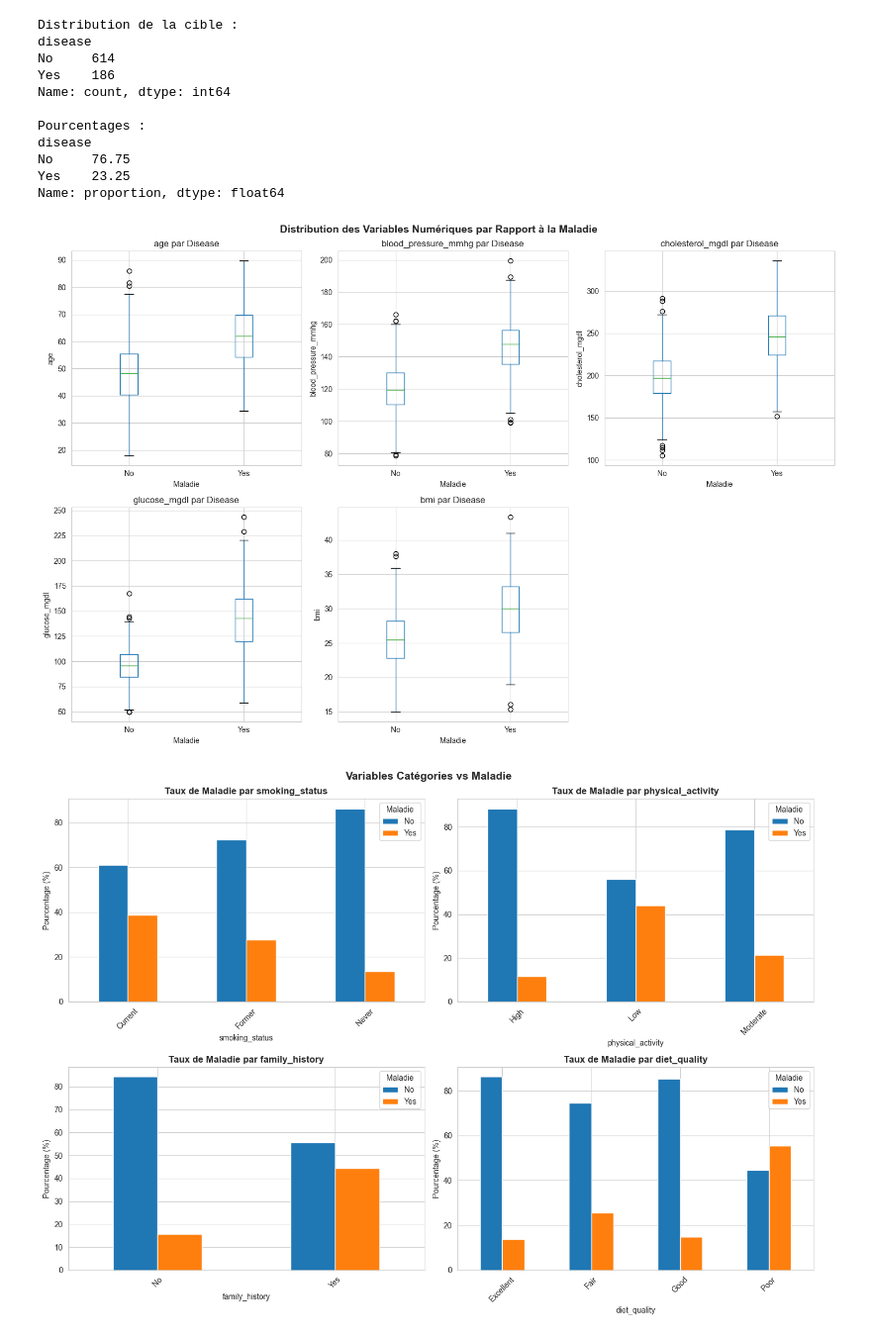
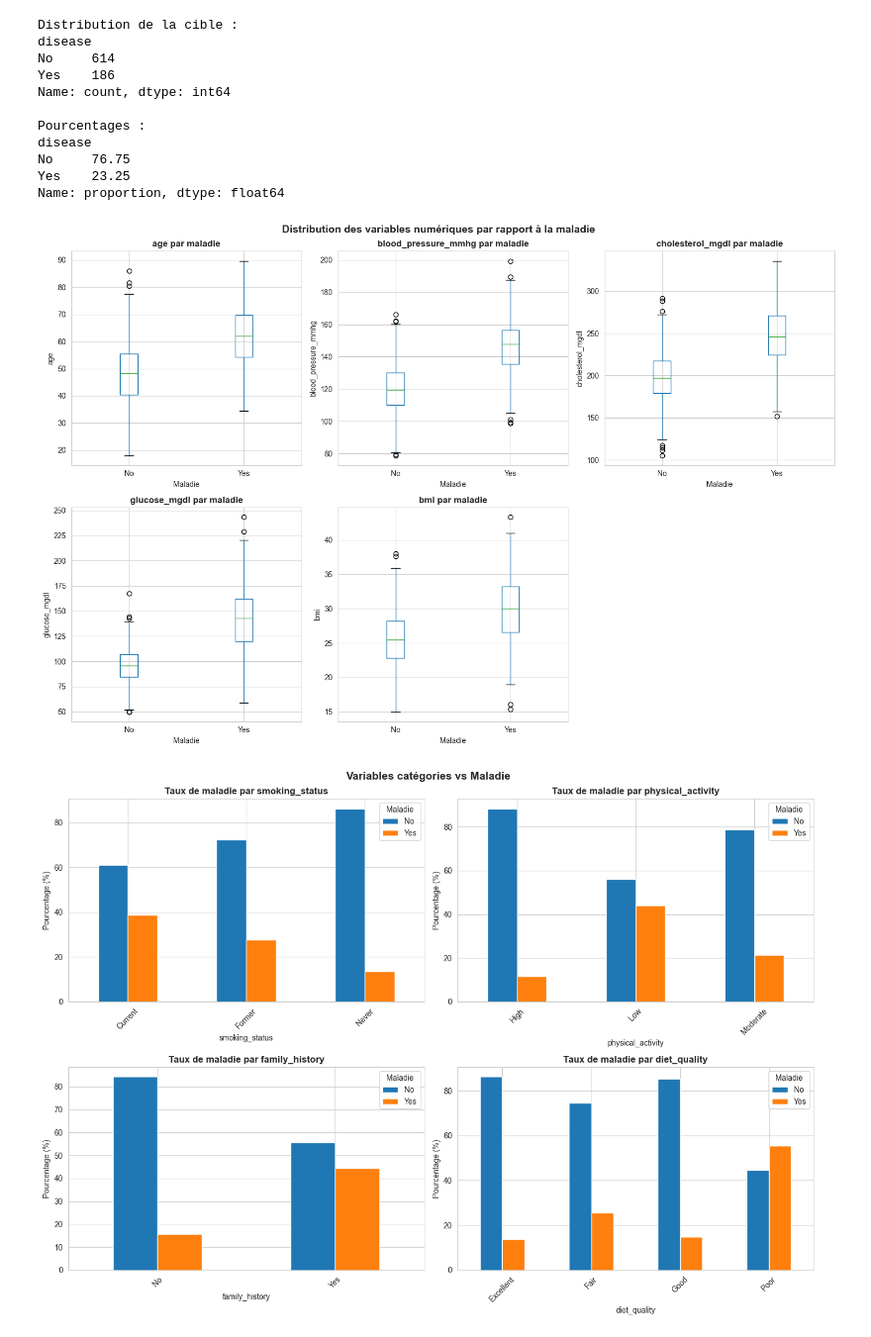
Before and after one commit to 18Nilsou/Modelisation_et_resolution_de_problemes_basees_sur_l_apprentissage_automatique, a Jupyter notebook: TP.ipynb, the cells around one changed output. Shown at 99% size. Saved outputs shown, nothing was run; the diff lists cells and outputs as text; code cells hidden in the pictures.

```diff
--- a/TP.ipynb
+++ b/TP.ipynb
@@ -147,23 +147,23 @@ Name: proportion, dtype: float64
 # %%
 # Variables numériques par rapport à la cible
 numeric_cols = ['age', 'blood_pressure_mmhg', 'cholesterol_mgdl', 'glucose_mgdl', 'bmi']
 
 fig, axes = plt.subplots(2, 3, figsize=(15, 10))
 axes = axes.flatten()
 
 for i, col in enumerate(numeric_cols):
     df.boxplot(column=col, by='disease', ax=axes[i])
-    axes[i].set_title(f'{col} par Disease')
+    axes[i].set_title(f'{col} par maladie', fontsize=12, fontweight='bold')
     axes[i].set_xlabel('Maladie')
     axes[i].set_ylabel(col)
 
 # Masquer le dernier subplot vide
 axes[-1].axis('off')
-plt.suptitle('Distribution des Variables Numériques par Rapport à la Maladie', fontsize=14, fontweight='bold')
+plt.suptitle('Distribution des variables numériques par rapport à la maladie', fontsize=14, fontweight='bold')
 plt.tight_layout()
 plt.show()
 # %% [output]
-[figure, old version]
+[figure, new version]
 # %%
 # Variables catégories
 categorical_cols = ['smoking_status', 'physical_activity', 'family_history', 'diet_quality']
```
Also changed, not shown: parts of 34 cells of this notebook.
